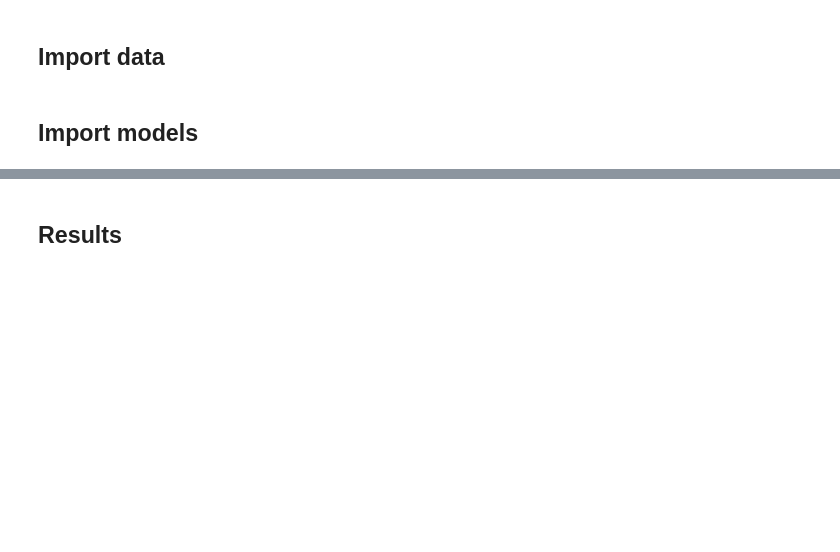
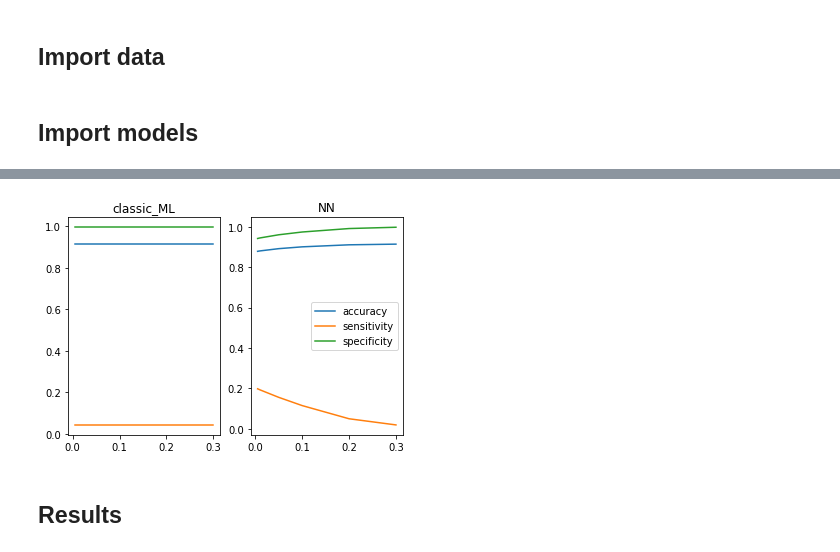
Before and after one commit to Ag0r9/Segmenting-Retinal-Blood-Vessels, a Jupyter notebook: notebooks/app.ipynb, the cells around one changed output, grey strips where cells are left out. Drawn from its saved outputs; the diff is of its cells as text; code cells hidden in the pictures; blank space fills up the shorter version.

Commit message:
chore: filter_check added

```diff
--- a/notebooks/app.ipynb
+++ b/notebooks/app.ipynb
@@ -37,0 +66,16 @@ NN_model.load_weights('../trained/NN_model.h5')
+# %%
+def check_filter() -> pd.DataFrame:
+    result = {'model': [], 'filter': [], 'index': [], 'accuracy': [], 'sensitivity': [], 'specificity': []}
+    for model in ('classic_ML', 'NN'):
+        for filter_ in (0.005, 0.01, 0.05, 0.1, 0.2, 0.3):
+            for index in range(5):
+                _, metric = final_function(model=model, index=index, filter_=filter_)
+                result['model'].append(model)
+                result['filter'].append(filter_)
+                result['index'].append(index)
+                result['accuracy'].append(metric[0])
+                result['sensitivity'].append(metric[1])
+                result['specificity'].append(metric[2])
+    return pd.DataFrame(result)
+# %%
+filter_check_df = check_filter()
@@ -38,2 +101,13 @@ NN_model.load_weights('../trained/NN_model.h5')
+# %%
+for model, place in zip(('classic_ML', 'NN'), (1, 2)):
+    plt.subplot(1, 2, place)
+    plt.plot(metrics_avg.loc[metrics_avg['model']==model, 'filter'], metrics_avg.loc[metrics_avg['model']==model, 'accuracy'], label = 'accuracy')
+    plt.plot(metrics_avg.loc[metrics_avg['model']==model, 'filter'], metrics_avg.loc[metrics_avg['model']==model, 'sensitivity'], label = 'sensitivity')
+    plt.plot(metrics_avg.loc[metrics_avg['model']==model, 'filter'], metrics_avg.loc[metrics_avg['model']==model, 'specificity'], label = 'specificity')
+    plt.title(model)
+plt.legend()
+plt.show()
+# %% [output]
+[figure, added]
 # %% [markdown]
 ## Results
```
Also changed, not shown: parts of 7 cells of this notebook.
